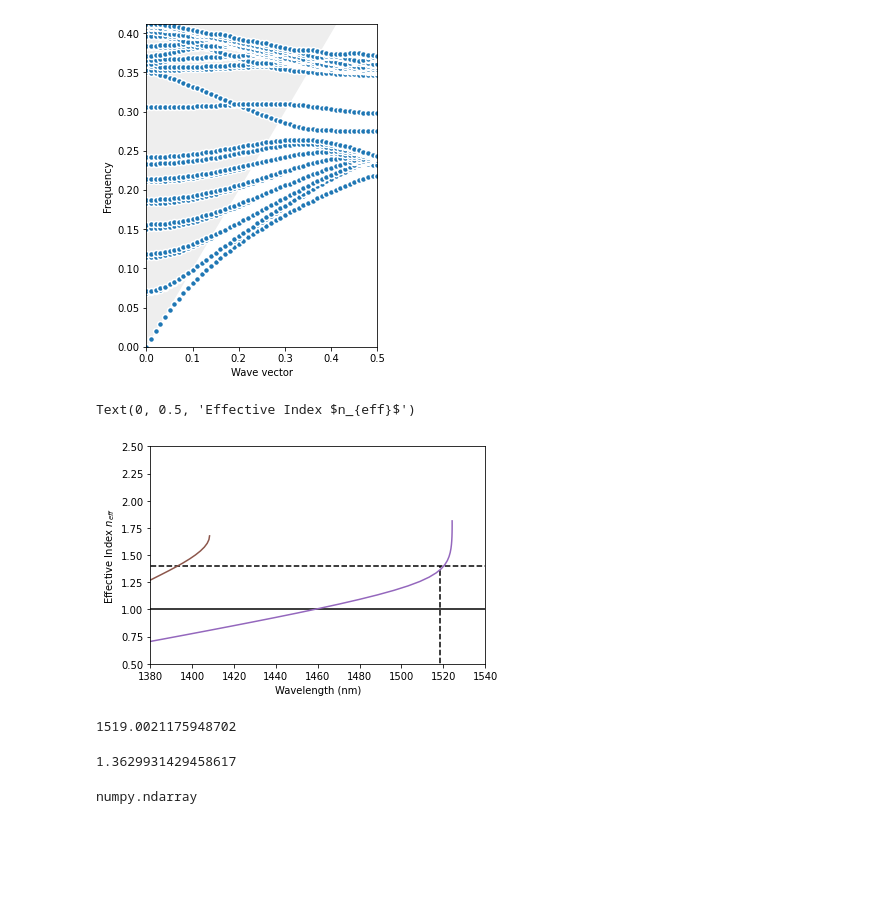
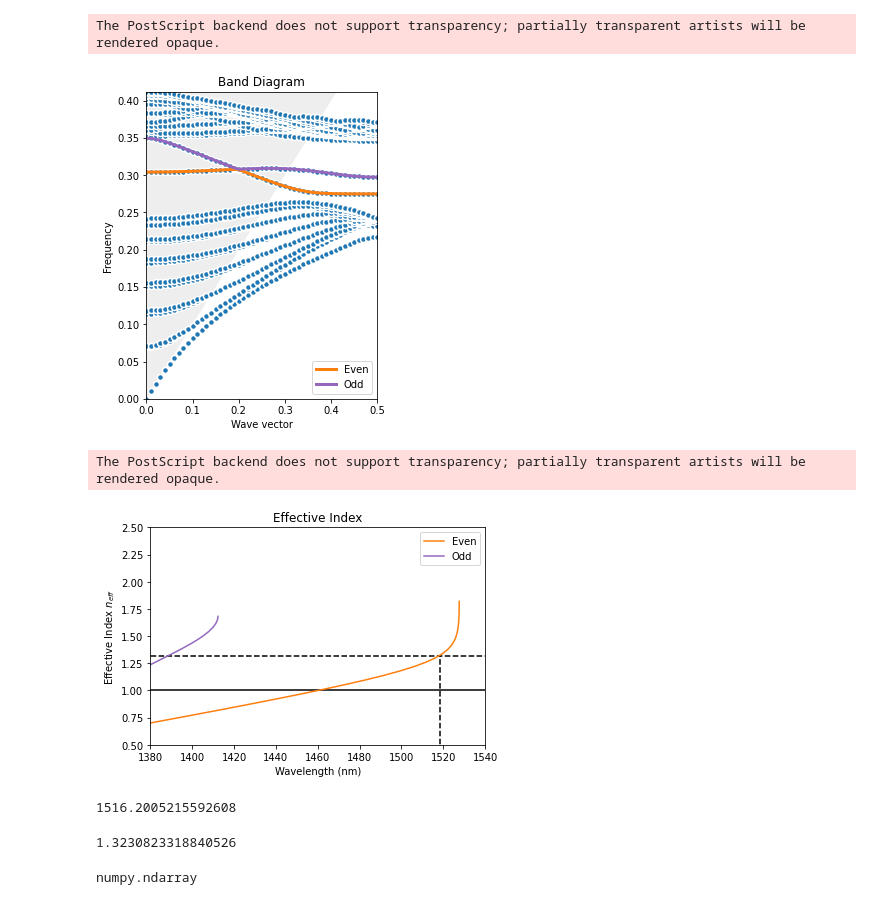
Before and after one commit to quantumbrownie/honoursLegume, a Jupyter notebook: Test 1.ipynb, the cells around one changed output. Saved outputs shown, nothing was run; the diff lists cells and outputs as text; code cells hidden in the pictures; blank space fills up the shorter version.

```diff
--- a/Test 1.ipynb
+++ b/Test 1.ipynb
@@ -28,7 +28,9 @@ Ny = 14      # Number of rows in the y-direction
 Ny_opt = 3   # Number of rows in which the pillars will be modified
 Nx = 1       # Supercell size in the x-direction
 
-W = 0.93     # Waveguide Width (0.98 in Zhuang)
+W = 0.94     # Waveguide Width (0.98 in Zhuang)
+# W = 1.35      # Coupling into the other mode. Could probably optimise other parameters for this one to have a less steep effective index
+# W = 0.98
 
 # Initialize a rectangular lattice
 lattice = Lattice([Nx, 0], [0, (Ny+W-1)*np.sqrt(3)/2])
@@ -115,11 +122,22 @@ legume.viz.eps_ft(gme, figsize=3)
 # %%
-# Run the simulation
-gme.run(kpoints=path['kpoints'], **options)
+if np.all(gme.kpoints[0,:]==0) and not np.all(gme.kpoints[1,:]==0) \
+    or np.all(gme.kpoints[1,:]==0) and not np.all(gme.kpoints[0,:]==0):
+    X0 = np.sqrt(
+        np.square(gme.kpoints[0, :]) +
+        np.square(gme.kpoints[1, :])) / 2 / np.pi
+else:
+    X0 = np.arange(len(gme.kpoints[0, :]))
 
 # Visualize the bands
 ax = legume.viz.bands(gme, Q=False)
+ax.plot(X0,gme.freqs[:,14], color = "tab:orange", linewidth=3, label="Even")
+ax.plot(X0,gme.freqs[:,15], color = "tab:purple", linewidth=3, label="Odd")
+ax.set_title("Band Diagram")
+ax.legend()
+ax.figure.savefig('bands.eps')
 # %% [output]
+The PostScript backend does not support transparency; partially transparent artists will be rendered opaque.
-[figure, old version]
+[figure, new version]
 # %%
 f_ind = np.linspace(0, 1, neig)
 k = np.linspace(0, 0.5, nk+1)
@@ -130,24 +148,29 @@ wvln = a/gme.freqs
 # %%
 ind = 14 # Index of mode in question
 
 plt.plot([1380,1540],[1,1],'k-')  # Light Line
-plt.plot([0,10000],[1.4,1.4], 'k--') # Silica Index
+plt.plot([0,10000],[1.32,1.32], 'k--') # neff
 #plt.plot([1525,1525],[0,1.44], 'k--') # Wavelength in Question
-plt.plot([1518.37,1518.37],[0,1.4], 'k--') # Wavelength in Question
-#plt.plot(wvln[:,ind], n_eff[:,ind])
-plt.plot(wvln, n_eff)
+plt.plot([1518.37,1518.37],[0,1.32], 'k--') # Wavelength in Question
+plt.plot(wvln[:,ind], n_eff[:,ind], color = "tab:orange", label="Even")
+plt.plot(wvln[:,15], n_eff[:,15], color = "tab:purple", label="Odd")
+#plt.plot(wvln, n_eff)
 plt.xlim([1380,1540])
 #plt.xlim([1650,1750])
 plt.ylim([0.5,2.5])
 plt.xlabel("Wavelength (nm)")
 plt.ylabel(r"Effective Index $n_{eff}$")
+plt.title("Effective Index")
+plt.legend()
+
+plt.savefig("neff.eps")
 # %% [output]
-Text(0, 0.5, 'Effective Index $n_{eff}$')
+The PostScript backend does not support transparency; partially transparent artists will be rendered opaque.
-[figure, old version]
+[figure, new version]
 # %%
 # Finding where curve crosses the silica line
 
-n_target = 1.4
+n_target = 1.32
 n_diff = n_target - n_eff[:,ind]
 #print(n_diff)
 zero_crossings = np.where(np.diff(np.sign(n_diff)))
@@ -156,7 +179,7 @@ zero_crossings = np.where(np.diff(np.sign(n_diff)))
 #print(zero_crossings)
 print(float(wvln[zero_crossings, ind]))
 # %% [output]
-1519.0021175948702
+1516.2005215592608
 # %%
 wvln_target = 1518.37
 wvln_ind = wvln[:,ind]    #wvln for the mode in question
@@ -171,7 +194,7 @@ tck = sc.interpolate.splrep(wvln_sort,n_eff_sort, s=0)
 n_eff_wvln = sc.interpolate.splev(wvln_target, tck, der=0) # Interpolate to find nee at wvln_target
 print(n_eff_wvln)
 # %% [output]
-1.3629931429458617
+1.3230823318840526
 # %%
 type(n_eff_wvln)
 # %% [output]
```
Also changed, not shown: parts of 4 cells of this notebook, 10 other files.
